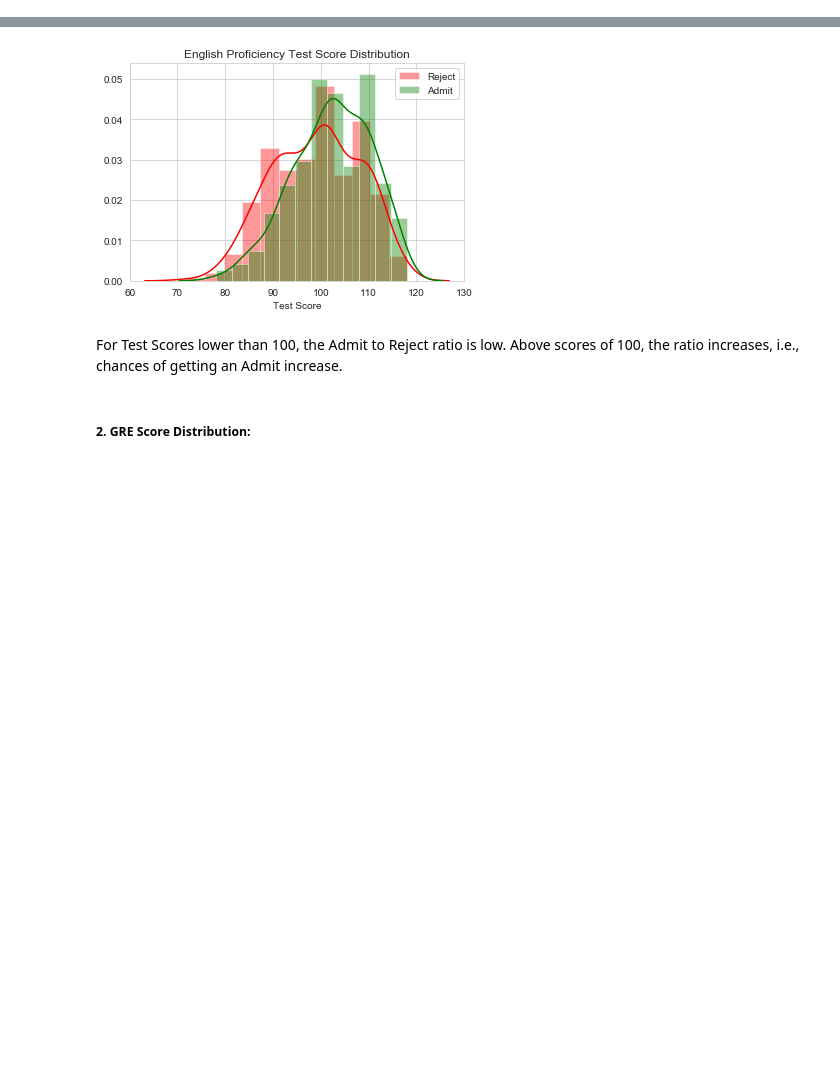
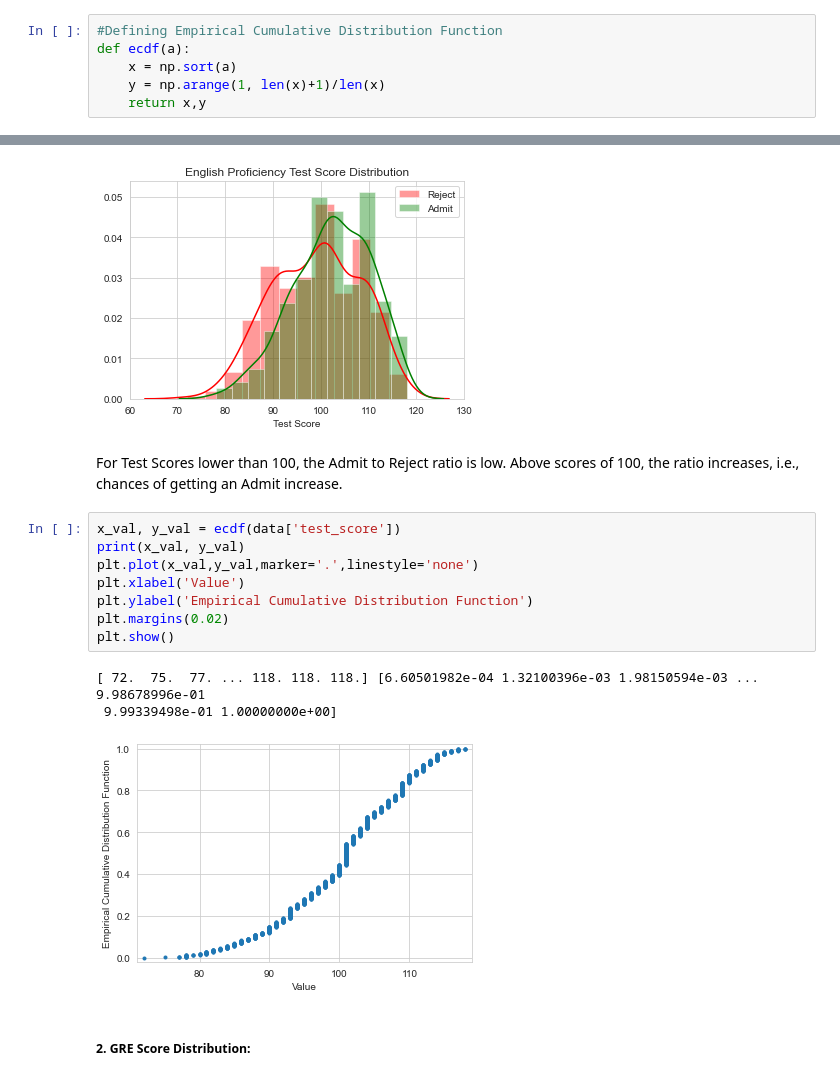
Before and after one commit to nayankaushal/MS-MIS-Grad-School-Admit-Predictor, a Jupyter notebook: MS-MIS Graduate School Admit Predictor.ipynb, the cells around one changed output, grey strips where cells are left out. Cells and saved outputs as stored; diff of their text form; blank space fills up the shorter version.

Commit message:
Empirical Cumulative Distribution Function
Updated the EDA with addition of ECDF calculations

```diff
--- a/MS-MIS Graduate School Admit Predictor.ipynb
+++ b/MS-MIS Graduate School Admit Predictor.ipynb
@@ -350,6 +350,12 @@ data = data.reset_index(drop=True)
 <h3>Exploratory Data Analysis</h3>
 
 In order to understand the relationship between the multiple columns or as I should start calling them: variables, I will be performing Exploratory Data Analysis:
+# %%
+#Defining Empirical Cumulative Distribution Function
+def ecdf(a):
+    x = np.sort(a)
+    y = np.arange(1, len(x)+1)/len(x)
+    return x,y
 # %% [markdown]
 <h5>1. English Proficiency Test Score Distribution:</h5>
 # %%
@@ -391,6 +397,18 @@ Text(0.5, 1.0, 'English Proficiency Test Score Distribution')
 [figure]
 # %% [markdown]
 For Test Scores lower than 100, the Admit to Reject ratio is low. Above scores of 100, the ratio increases, i.e., chances of getting an Admit increase.
+# %%
+x_val, y_val = ecdf(data['test_score'])
+print(x_val, y_val)
+plt.plot(x_val,y_val,marker='.',linestyle='none')
+plt.xlabel('Value')
+plt.ylabel('Empirical Cumulative Distribution Function')
+plt.margins(0.02)
+plt.show()
+# %% [output]
+[ 72.  75.  77. ... 118. 118. 118.] [6.60501982e-04 1.32100396e-03 1.98150594e-03 ... 9.98678996e-01
+ 9.99339498e-01 1.00000000e+00]
+[figure, added]
 # %% [markdown]
 <h5>2. GRE Score Distribution:</h5>
 # %%
```
Also changed, not shown: parts of 14 cells of this notebook.
